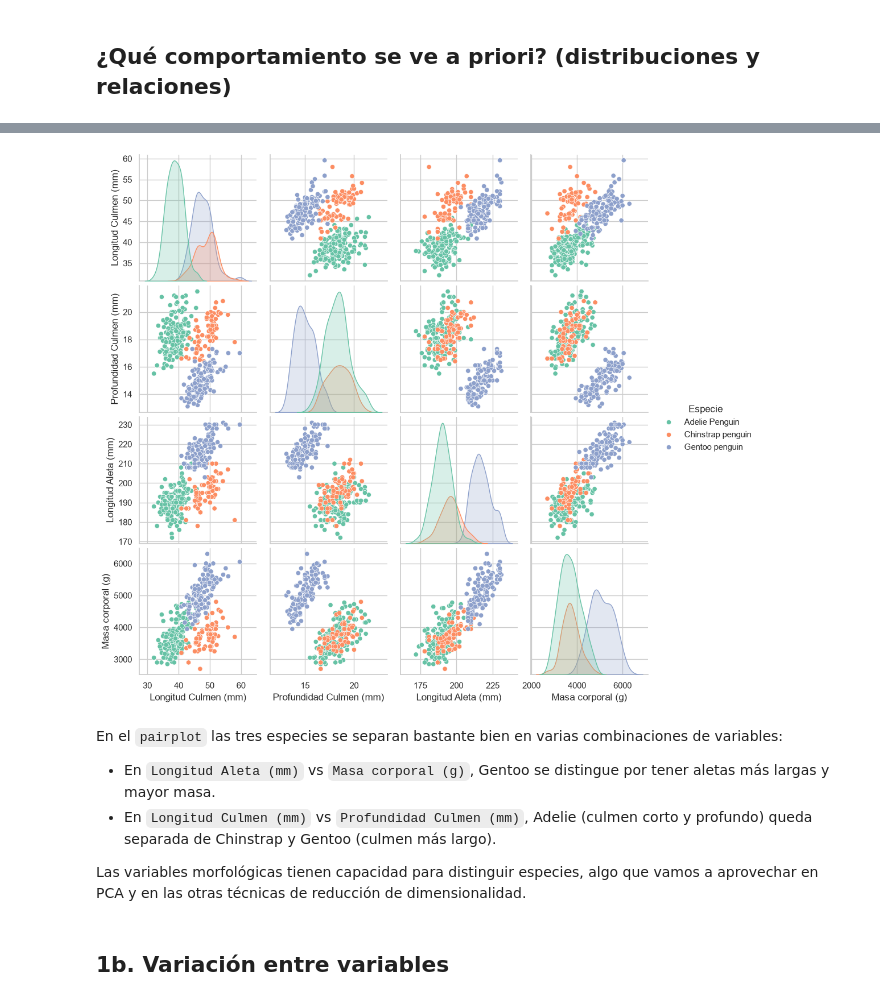
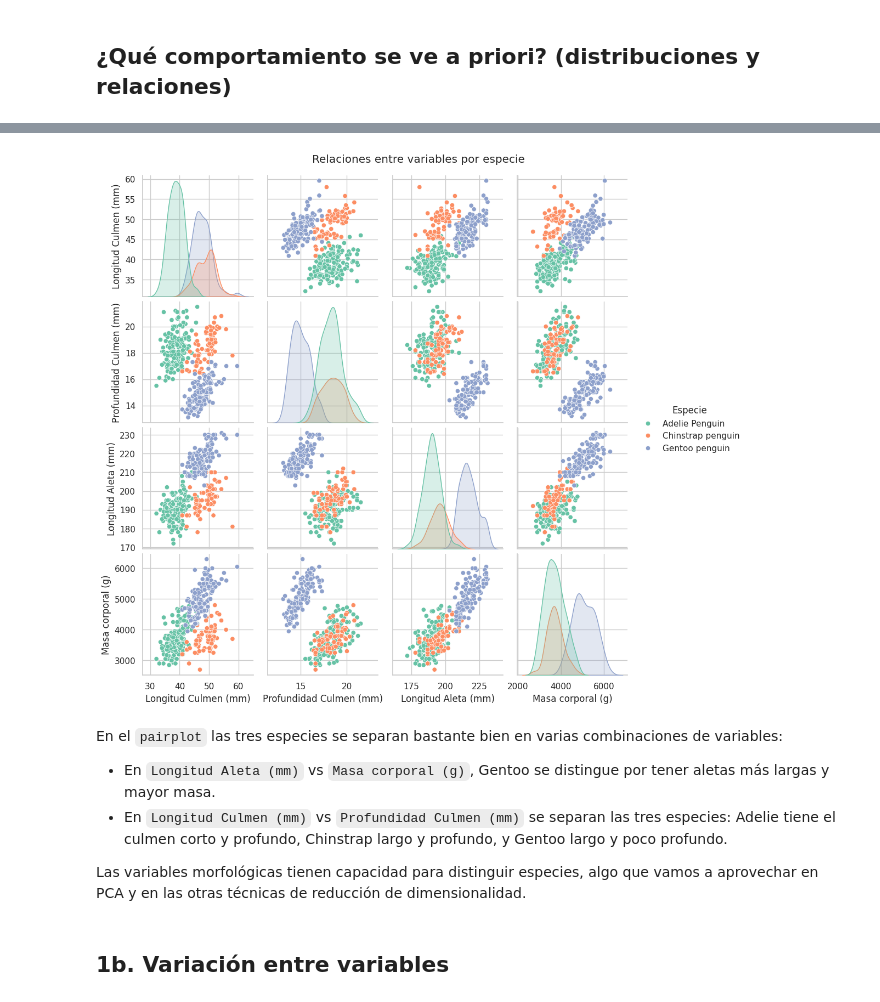
Before and after one commit to winttita/TP_MD_Frank_Winter, a Jupyter notebook: TP1/TP1_MD_Frank_Winter.ipynb, the cells around one changed output, grey strips where cells are left out. Saved outputs shown, nothing was run; the diff lists cells and outputs as text; code cells hidden in the pictures.

```diff
--- a/TP1/TP1_MD_Frank_Winter.ipynb
+++ b/TP1/TP1_MD_Frank_Winter.ipynb
@@ -187,12 +192,13 @@ plt.show()
 # %%
-sns.pairplot(df, hue='Especie', palette='Set2', diag_kind='kde')
+g = sns.pairplot(df, hue='Especie', palette='Set2', diag_kind='kde')
+g.figure.suptitle('Relaciones entre variables por especie', y=1.02)
 plt.show()
 # %% [output]
-[figure, old version]
+[figure, new version]
 # %% [markdown]
 En el `pairplot` las tres especies se separan bastante bien en varias combinaciones de variables:
 - En `Longitud Aleta (mm)` vs `Masa corporal (g)`, Gentoo se distingue por tener aletas más largas y mayor masa.
-- En `Longitud Culmen (mm)` vs `Profundidad Culmen (mm)`, Adelie (culmen corto y profundo) queda separada de Chinstrap y Gentoo (culmen más largo).
+- En `Longitud Culmen (mm)` vs `Profundidad Culmen (mm)` se separan las tres especies: Adelie tiene el culmen corto y profundo, Chinstrap largo y profundo, y Gentoo largo y poco profundo.
 
 Las variables morfológicas tienen capacidad para distinguir especies, algo que vamos a aprovechar en PCA y en las otras técnicas de reducción de dimensionalidad.
 # %% [markdown]
```
Also changed, not shown: parts of 49 cells of this notebook.
